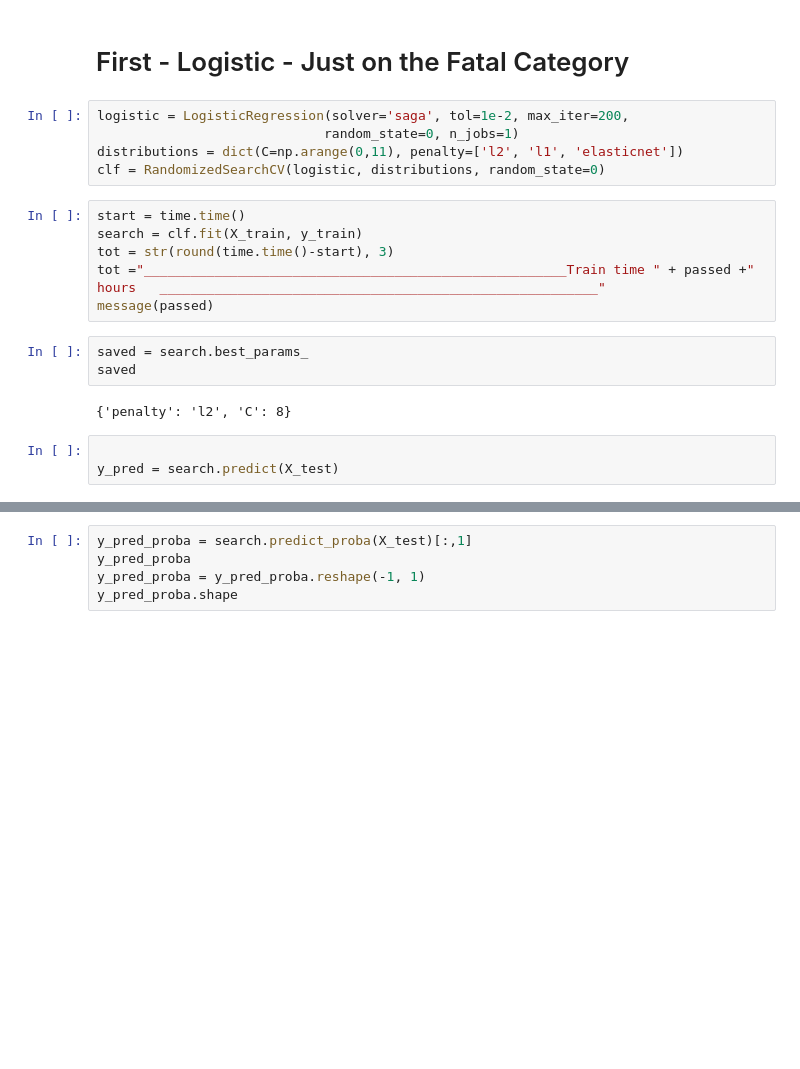
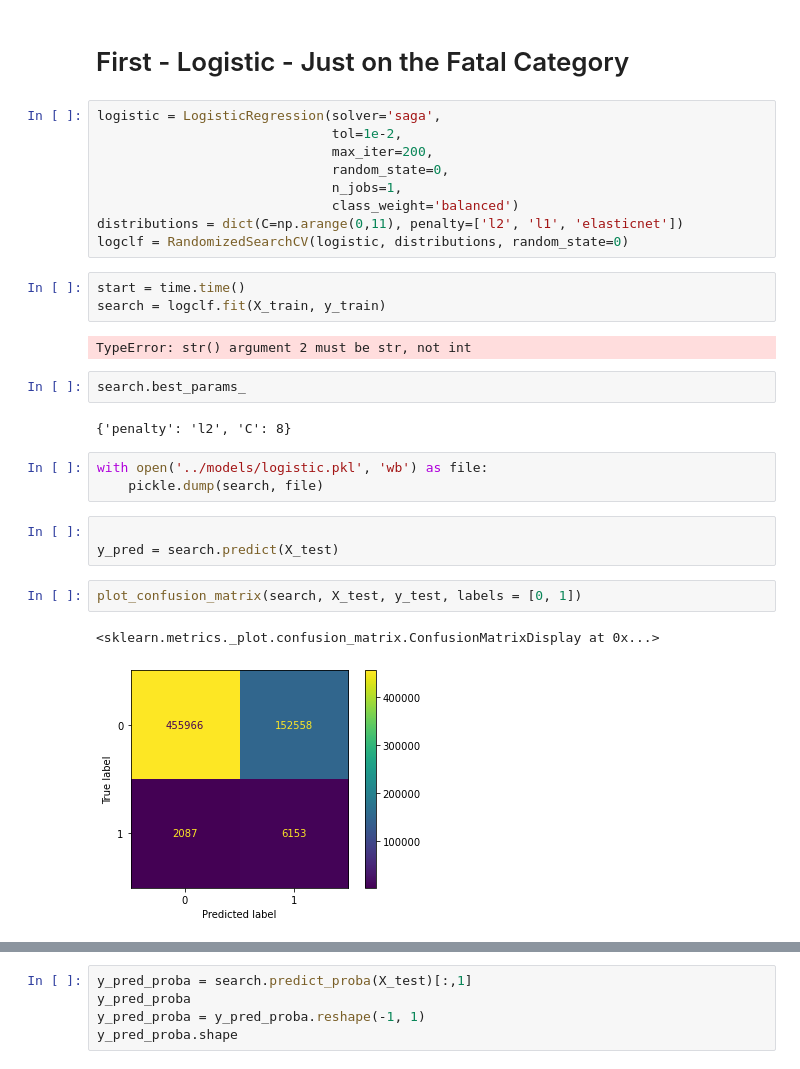
Before and after one commit to scharpham/Springboard, a Jupyter notebook: Capstone2/capstone2/notebooks/Capstone2-Modelling.ipynb, the cells around one changed output, grey strips where cells are left out. Cells and saved outputs as stored; diff of their text form; blank space fills up the shorter version.

```diff
--- a/Capstone2/capstone2/notebooks/Capstone2-Modelling.ipynb
+++ b/Capstone2/capstone2/notebooks/Capstone2-Modelling.ipynb
@@ -71,21 +76,31 @@ from sklearn.model_selection import RandomizedSearchCV
 # %% [markdown]
 # First - Logistic - Just on the Fatal Category
 # %%
-logistic = LogisticRegression(solver='saga', tol=1e-2, max_iter=200,
-                             random_state=0, n_jobs=1)
+logistic = LogisticRegression(solver='saga',
+                              tol=1e-2,
+                              max_iter=200,
+                              random_state=0,
+                              n_jobs=1,
+                              class_weight='balanced')
 distributions = dict(C=np.arange(0,11), penalty=['l2', 'l1', 'elasticnet'])
-clf = RandomizedSearchCV(logistic, distributions, random_state=0)
+logclf = RandomizedSearchCV(logistic, distributions, random_state=0)
 # %%
 start = time.time()
-search = clf.fit(X_train, y_train)
-tot = str(round(time.time()-start), 3)
-tot ="______________________________________________________Train time " + passed +" hours   ________________________________________________________"
-message(passed)
+search = logclf.fit(X_train, y_train)
+# %% [output]
+TypeError: str() argument 2 must be str, not int
-# %%
-saved = search.best_params_
-saved
-# %% [output]
-{'penalty': 'l2', 'C': 8}
+# %%
+search.best_params_
+# %% [output]
+{'penalty': 'l2', 'C': 8}
+# %%
+with open('../models/logistic.pkl', 'wb') as file:
+    pickle.dump(search, file)
 # %%
 
 y_pred = search.predict(X_test)
+# %%
+plot_confusion_matrix(search, X_test, y_test, labels = [0, 1])
+# %% [output]
+<sklearn.metrics._plot.confusion_matrix.ConfusionMatrixDisplay at 0x...>
+[figure, added]
```
Also changed, not shown: parts of 26 cells of this notebook, 5 other files.
